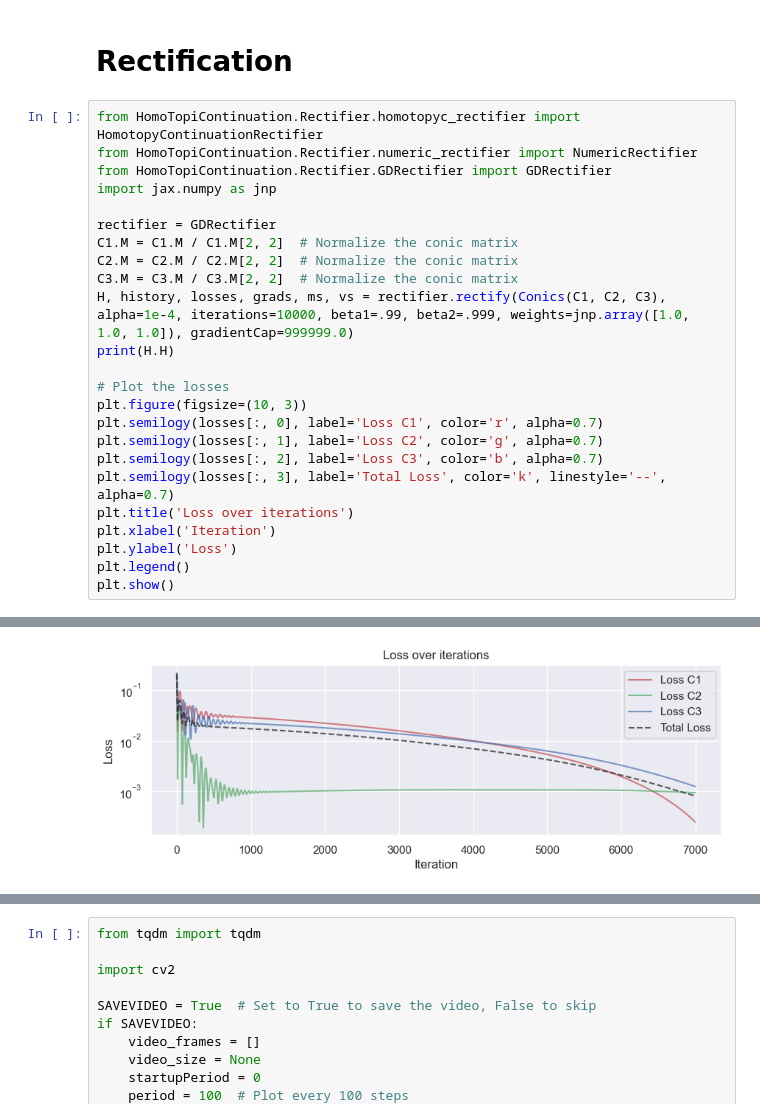
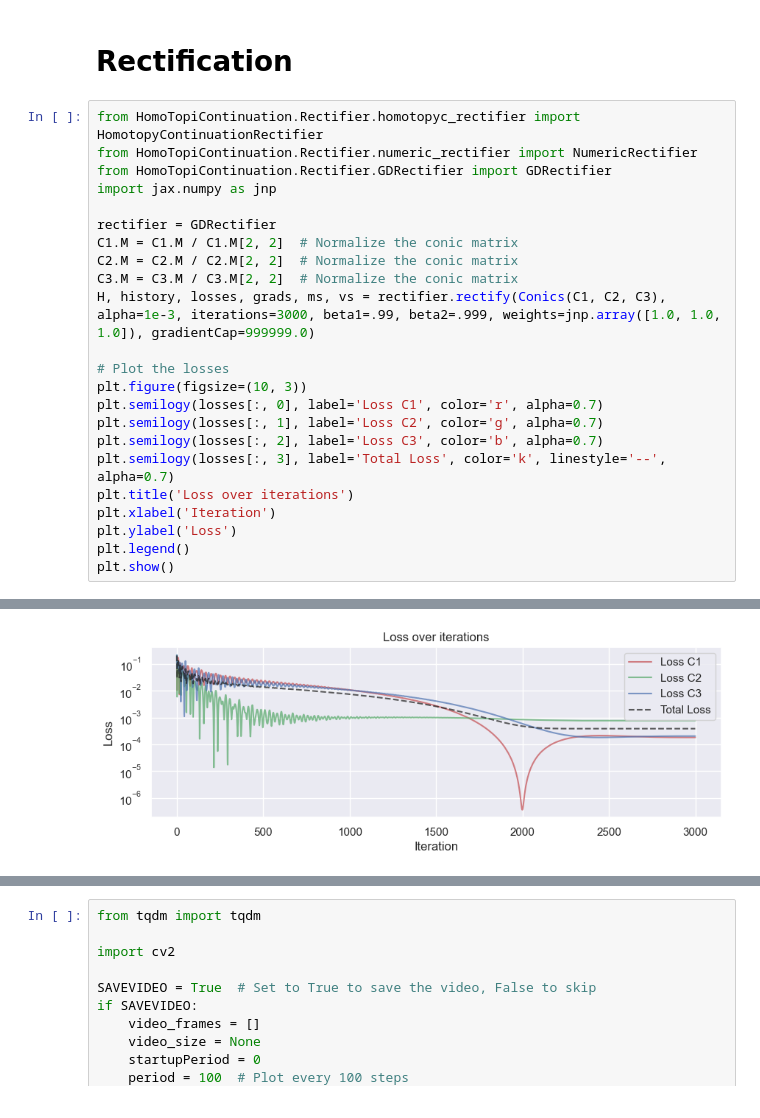
Before and after one commit to HomoTopi/CV_project_24_25_HomotopyContinuation, a Jupyter notebook: Notebooks/imageRectification.ipynb, the cells around one changed output, grey strips where cells are left out. Saved outputs shown, nothing was run; the diff lists cells and outputs as text.

```diff
--- a/Notebooks/imageRectification.ipynb
+++ b/Notebooks/imageRectification.ipynb
@@ -238,8 +238,7 @@ rectifier = GDRectifier
 C1.M = C1.M / C1.M[2, 2]  # Normalize the conic matrix
 C2.M = C2.M / C2.M[2, 2]  # Normalize the conic matrix
 C3.M = C3.M / C3.M[2, 2]  # Normalize the conic matrix
-H, history, losses, grads, ms, vs = rectifier.rectify(Conics(C1, C2, C3), alpha=1e-4, iterations=10000, beta1=.99, beta2=.999, weights=jnp.array([1.0, 1.0, 1.0]), gradientCap=999999.0)
-print(H.H)
+H, history, losses, grads, ms, vs = rectifier.rectify(Conics(C1, C2, C3), alpha=1e-3, iterations=3000, beta1=.99, beta2=.999, weights=jnp.array([1.0, 1.0, 1.0]), gradientCap=999999.0)
 
 # Plot the losses
 plt.figure(figsize=(10, 3))
@@ -273,4 +255,4 @@ Iteration 7000, Loss: 0.0008158916607499123
-[figure, old version]
+[figure, new version]
 # %%
 from HomoTopiContinuation.ImageWarper.ImageWarper import ImageWarper
 warper = ImageWarper()
```
Also changed, not shown: parts of 6 cells of this notebook, 3 other files.
